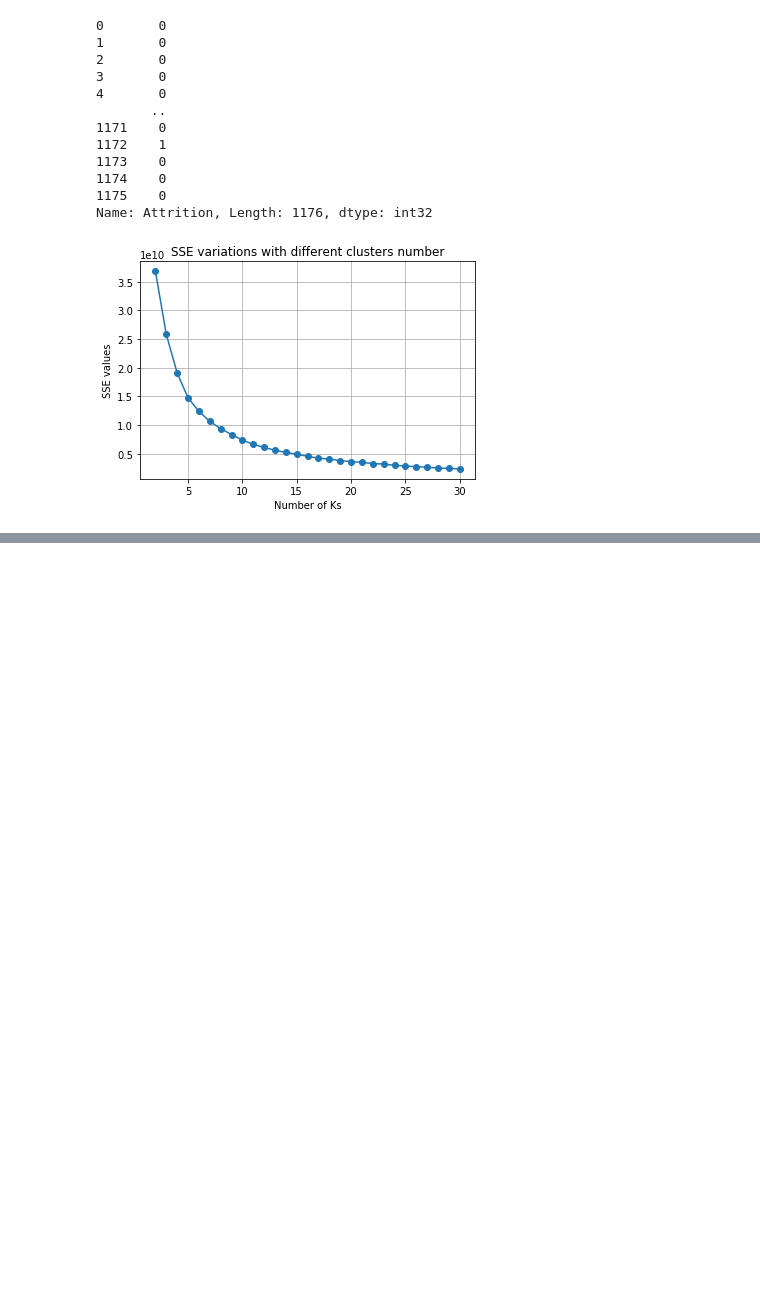
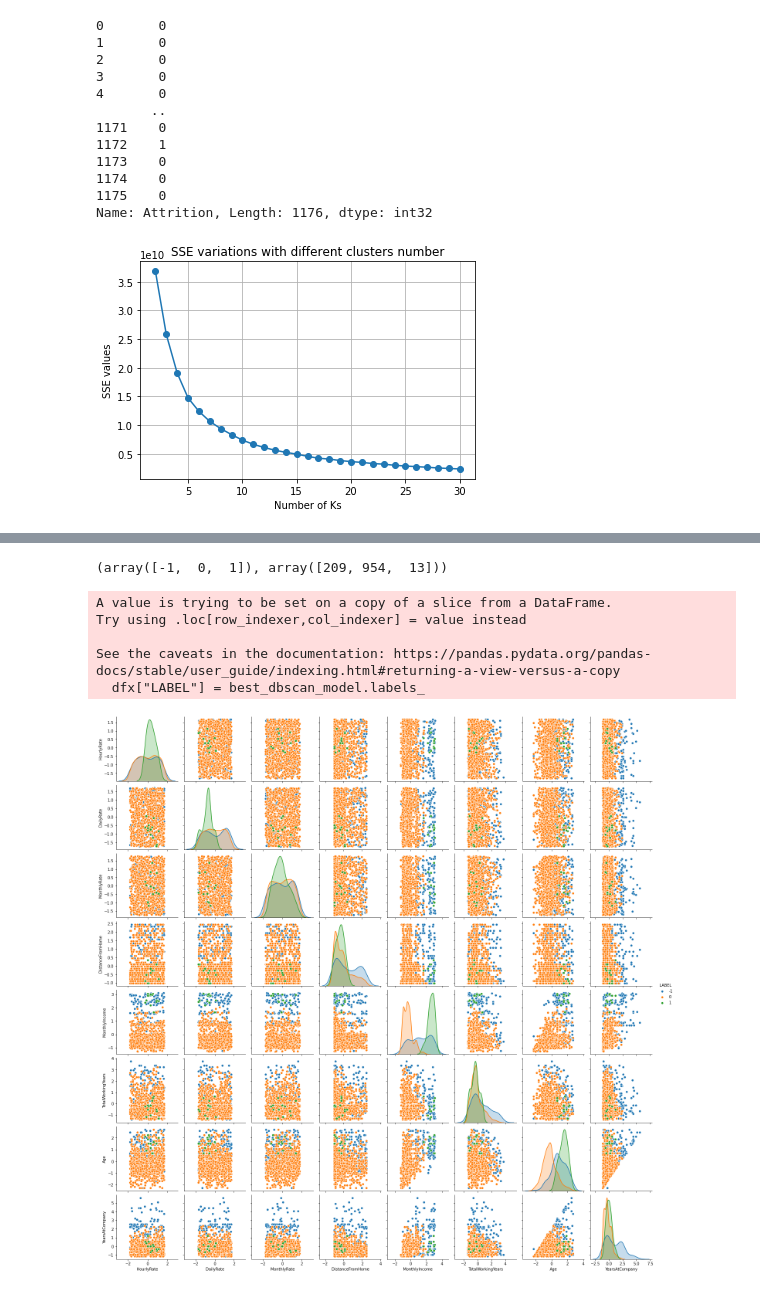
Before and after one commit to samucucchi/DataMining-1, a Jupyter notebook: DataClustering-attrition.ipynb, the cells around one changed output, grey strips where cells are left out. Saved outputs shown, nothing was run; the diff lists cells and outputs as text; code cells hidden in the pictures; blank space fills up the shorter version.

Commit message:
dbscan completed

```diff
--- a/DataClustering-attrition.ipynb
+++ b/DataClustering-attrition.ipynb
@@ -71,0 +206,16 @@ plt.show()
+# %%
+
+
+for m in np.arange(8,12,1):
+    for k in np.arange(1.5,2.3,0.1):
+
+        # Istantiating with eps = 1 and min_samples = 9
+        best_dbscan_model = DBSCAN( eps = k, min_samples = m)
+
+        # Fitting
+        best_dbscan_model.fit(scaled_df)
+
+        # Balance
+        print(f"eps:{k} min:{m}")
+        print(np.unique(best_dbscan_model.labels_,return_counts=True))
+        print("\n")
@@ -71,0 +240,28 @@ plt.show()
+# %%
+
+# Istantiating with eps = 1.8 and min_samples = 11
+best_dbscan_model = DBSCAN( eps = 1.8, min_samples = 11)
+
+# Fitting
+best_dbscan_model.fit(scaled_df)
+
+# Balance
+print(np.unique(best_dbscan_model.labels_,return_counts=True))
+print("\n")
+# %% [output]
+(array([-1,  0,  1]), array([209, 954,  13]))
+# %%
+# Extracting labels
+scaled_df["LABEL"] = best_dbscan_model.labels_
+dfx["LABEL"] = best_dbscan_model.labels_
+
+
+# Pairplot
+sns.pairplot( scaled_df, hue = "LABEL" ); plt.show()
+# %% [output]
+A value is trying to be set on a copy of a slice from a DataFrame.
+Try using .loc[row_indexer,col_indexer] = value instead
+
+See the caveats in the documentation: https://pandas.pydata.org/pandas-docs/stable/user_guide/indexing.html#returning-a-view-versus-a-copy
+  dfx["LABEL"] = best_dbscan_model.labels_
+[figure, added]
```
Also changed, not shown: parts of 15 cells of this notebook, 3 other files.
